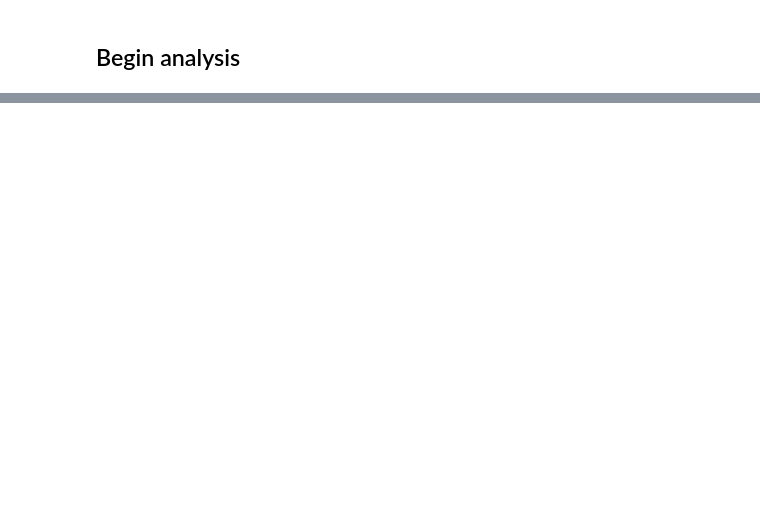
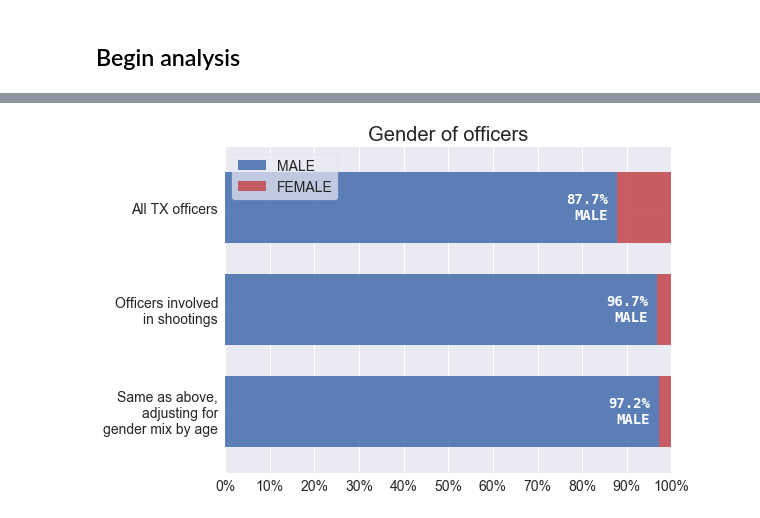
Before and after one commit to texas-justice-initiative/analysis, a Jupyter notebook: analyses/ois_which_officers.ipynb, the cells around one changed output, grey strips where cells are left out. Cells and saved outputs as stored; diff of their text form; code cells hidden in the pictures; blank space fills up the shorter version.

```diff
--- a/analyses/ois_which_officers.ipynb
+++ b/analyses/ois_which_officers.ipynb
@@ -229,0 +250,23 @@ plotsaver.saveplot(fig, 'gender')
+# %%
+fig, ax = plt.subplots()
+fig.set_size_inches(8, 6)
+ax.set_title('Gender of officers')
+gender_df.plot(kind='barh', ax=ax, stacked=True, alpha=0.9, color=[SNS_BLUE, SNS_RED], width=.7)
+percentify_x(ax)
+ax.set_xticks(np.arange(0, 1.01, .1))
+ax.set_xlim(0, 1)
+ax.legend()
+fontstyle = {
+    'color': 'white',
+    'verticalalignment': 'center',
+    'weight': 'bold',
+    'family': 'monospace',
+    'horizontalalignment': 'right',
+}
+ax.text(s1.loc['MALE'] - 0.02, 2, "%.1f%%\nMALE" % (s1.loc['MALE'] * 100), fontdict=fontstyle)
+ax.text(s2.loc['MALE'] - 0.02, 1, "%.1f%%\nMALE" % (s2.loc['MALE'] * 100), fontdict=fontstyle)
+ax.text(s3.loc['MALE'] - 0.02, 0, "%.1f%%\nMALE" % (s3.loc['MALE'] * 100), fontdict=fontstyle)
+
+plotsaver.saveplot(fig, 'gender')
+# %% [output]
+[figure, added]
```
Also changed, not shown: parts of 14 cells of this notebook, 35 other files.
